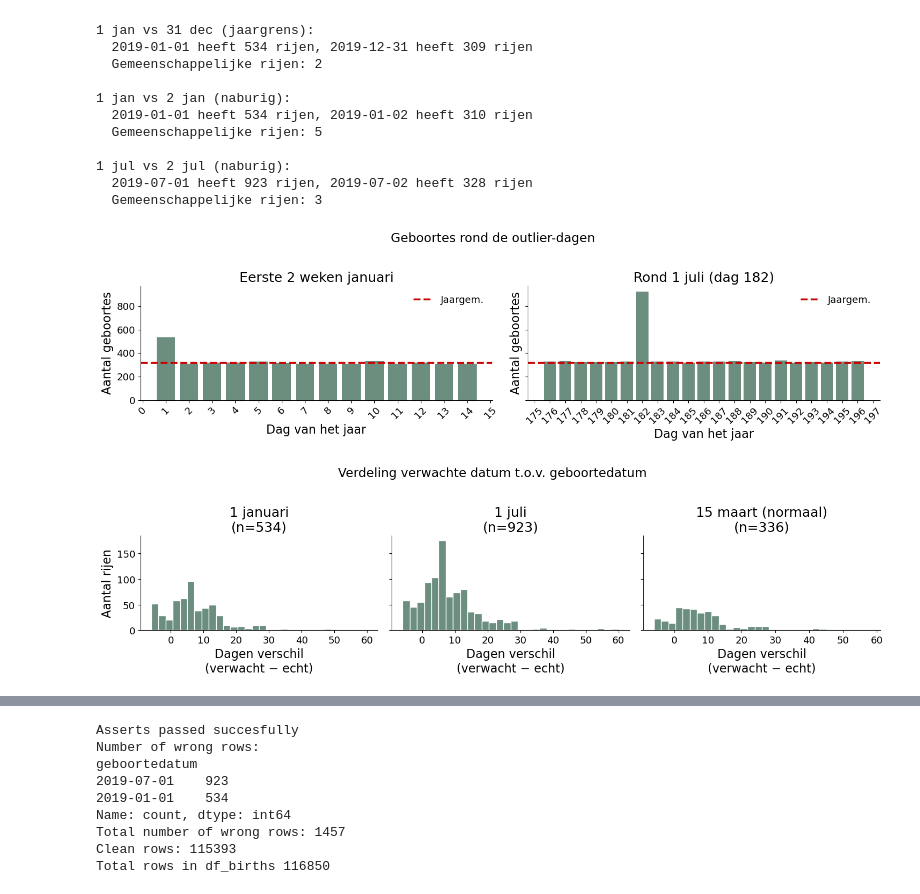
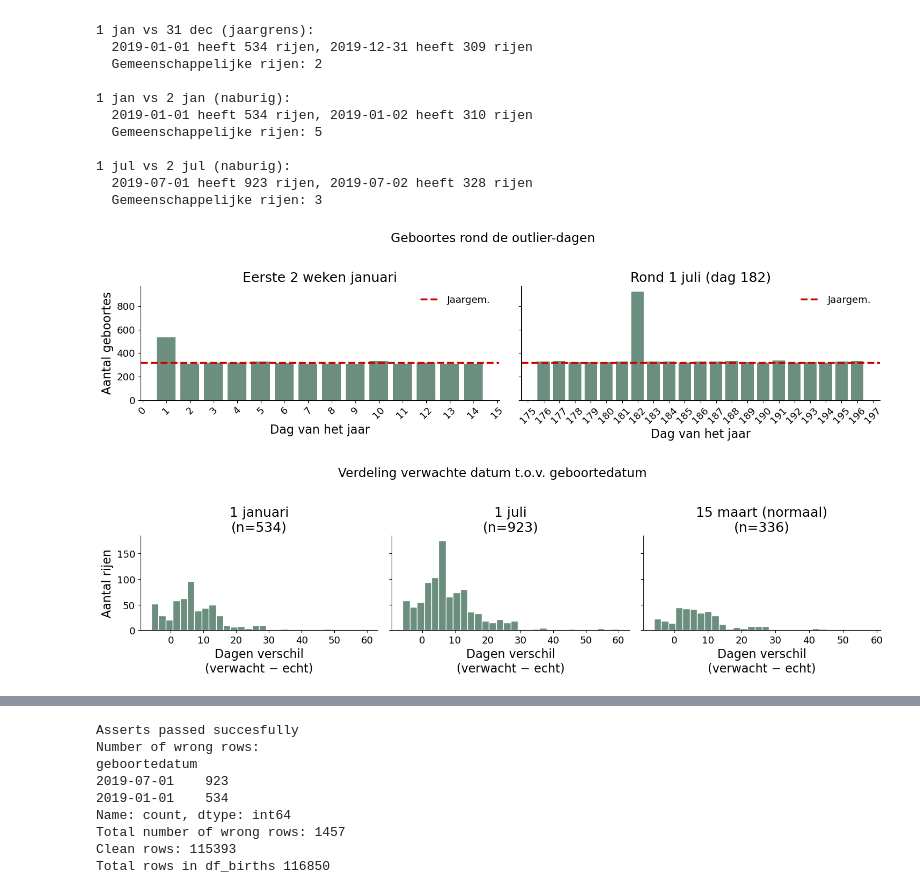
Before and after one commit to karenlauwers/syntra_ds_examen, a Jupyter notebook: notebooks/opgave.ipynb, the cells around one changed output, grey strips where cells are left out. Cells and saved outputs as stored; diff of their text form; code cells hidden in the pictures.

```diff
--- a/notebooks/opgave.ipynb
+++ b/notebooks/opgave.ipynb
@@ -461,40 +451,41 @@ for ax, (start, end, title) in zip(axes, [
     ax.axhline(gemiddelde_geboortes, color=MEAN_COLOR, linestyle="--", label="Jaargem.")
     ax.set_title(title)
     ax.set_xlabel("Dag van het jaar")
-    ax.set_ylabel("Aantal geboortes")
     ax.xaxis.set_major_locator(plt.MultipleLocator(1))
     ax.tick_params(axis="x", labelrotation=45)
     ax.legend()
+
+axes[0].set_ylabel("Aantal geboortes")
 
 plt.suptitle("Geboortes rond de outlier-dagen", y=1.02)
 plt.tight_layout()
 plt.show()
 
 # Check: de verdeling verwachte_datum op outlier vs normale dag
-# Als de outlier-dag "vreemde" rijen bevat, ziet de verwachte_datum, verdeling er anders uit dan op een normale dag.
+# Als de outlier-dag "vreemde" rijen bevat, zou de verwachte_datum-verdeling er anders uit dan op een normale dag.
 
 fig, axes = plt.subplots(1, 3, figsize=(15, 4), sharey=True)
 
 normal_day = pd.Timestamp("2019-03-15")
 
-for ax, (lbl, geboortedatum) in zip(axes, [
+for ax, (label, geboortedatum) in zip(axes, [
     ("1 januari", pd.Timestamp("2019-01-01")),
     ("1 juli", pd.Timestamp("2019-07-01")),
     ("15 maart (normaal)", normal_day),
 ]):
     dag = df_births[df_births[COL_GEBOORTEDATUM] == geboortedatum]
     verschil = (dag[COL_VERWACHTE_DATUM] - dag[COL_GEBOORTEDATUM]).dt.days
     ax.hist(verschil, bins=30, color=SAGE, edgecolor="white")
-    ax.set_title(f"{lbl}\n(n={len(dag)})")
+    ax.set_title(f"{label}\n(n={len(dag)})")
     ax.set_xlabel("Dagen verschil\n(verwacht − echt)")
     ax.xaxis.set_major_locator(plt.MultipleLocator(10))
 
 axes[0].set_ylabel("Aantal rijen")
 plt.suptitle("Verdeling verwachte datum t.o.v. geboortedatum", y=1.02)
 plt.tight_layout()
 plt.show()
 # %% [output]
-[figure, old version]
+[figure, new version]
 [figure]
 # %%
 # Er zijn niet minder geboortes rond de outlierdagen
```
Also changed, not shown: parts of 12 cells of this notebook.
